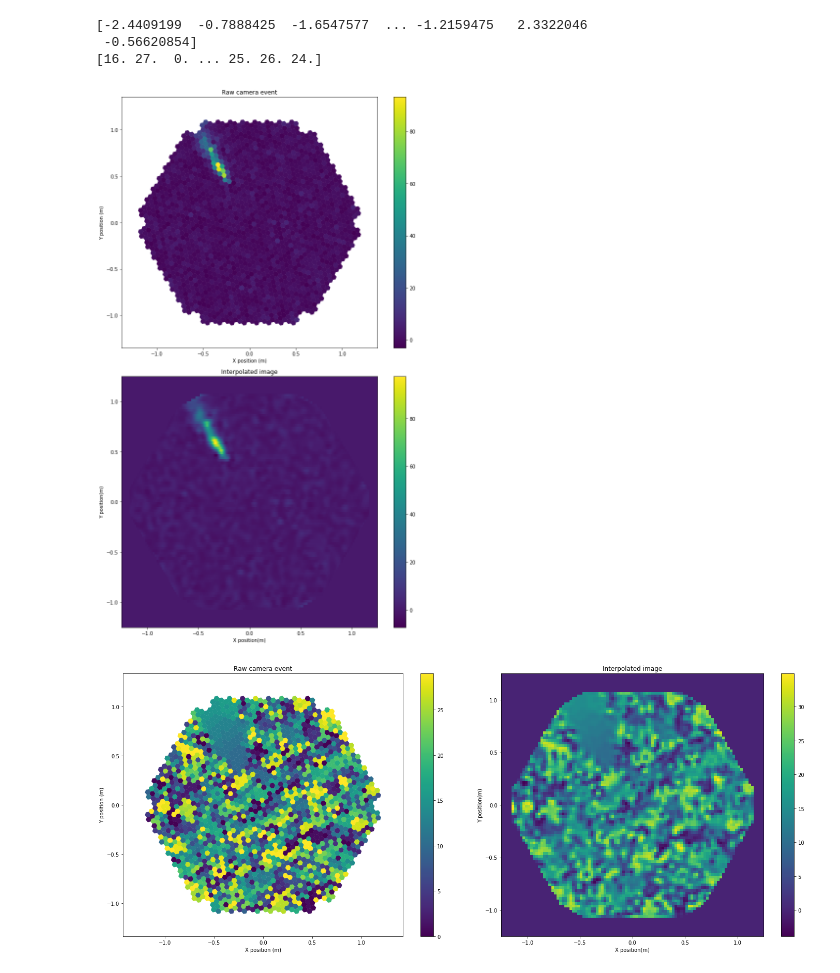
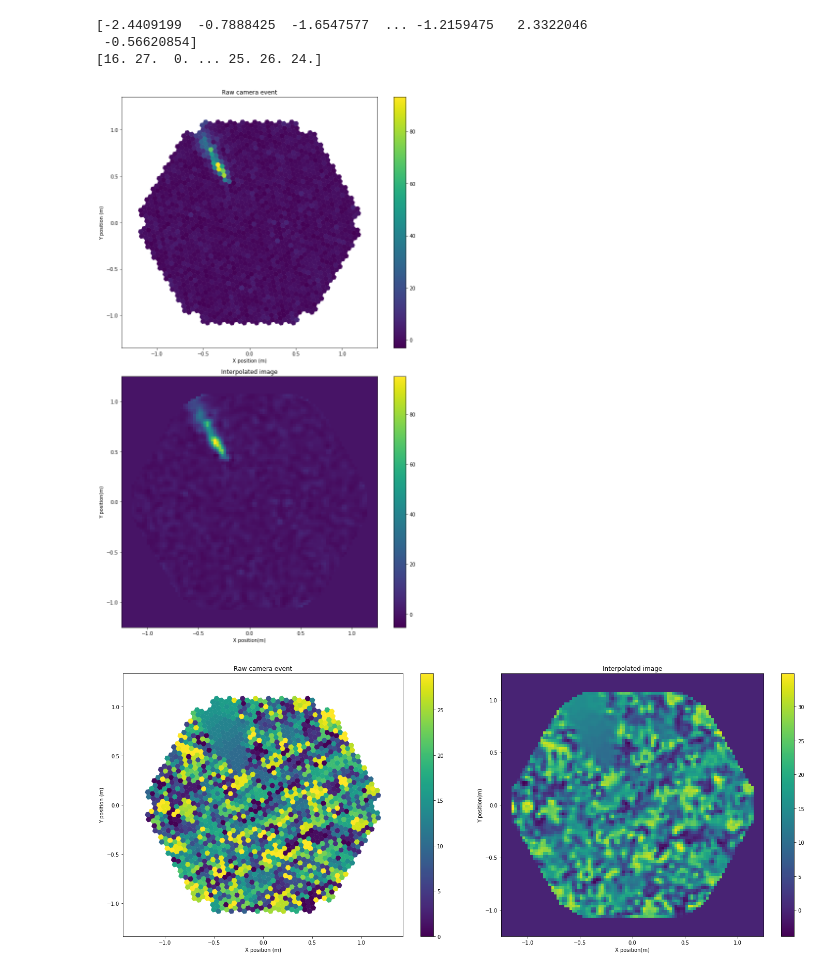
Before and after one commit to nicolamarinello/cta-lstchain, a Jupyter notebook: cnn/notebooks/thesis_plots.ipynb, the cells around one changed output. Drawn from its saved outputs; the diff is of its cells as text; code cells hidden in the pictures.

```diff
--- a/cnn/notebooks/thesis_plots.ipynb
+++ b/cnn/notebooks/thesis_plots.ipynb
@@ -113,35 +113,35 @@ cleanmask = tailcuts_clean(
 clean = img_charge.copy()
 clean[~cleanmask] = 0.0
 
 # Show the camera image and overlay Hillas ellipse and clean
 # pixels
 disp.image = img_charge
 # disp.cmap = 'inferno'
 # disp.highlight_pixels(cleanmask, color='crimson')
 disps.append(disp)
 
 # interpolation
 
 points = np.array([np.array(geom.pix_x / u.m), np.array(geom.pix_y / u.m)]).T
 values = np.array(img_charge)
 
-grid_x, grid_y = np.mgrid[-1.25:1.25:1000j, -1.25:1.25:100j]
+grid_x, grid_y = np.mgrid[-1.25:1.25:100j, -1.25:1.25:100j]
 grid_z = griddata(points, values, (grid_x, grid_y), method='cubic')
 
 grid_z = np.nan_to_num(grid_z)
 
 ax = plt.subplot(2, 1, 2)
 ax.set_title('Interpolated image')
 ax.set_xlabel('X position(m)')
 ax.set_ylabel('Y position(m)')
 inferno = plt.get_cmap('inferno')
 #inter = ax.imshow(grid_z.T, extent=(-1.25, 1.25, -1.25, 1.25), origin='lower', cmap=inferno)
 inter = ax.imshow(grid_z.T, extent=(-1.25, 1.25, -1.25, 1.25), origin='lower', aspect="auto")
 plt.colorbar(inter, ax=ax)
 plt.tight_layout()
 #plt.savefig('real-interp.eps', format='eps', bbox_inches='tight', pad_inches=0.9)
 # %% [output]
-[figure, old version]
+[figure, new version]
 # %%
 # Load the camera
 %matplotlib inline
```
Also changed, not shown: parts of 2 cells of this notebook, 7 other files.
